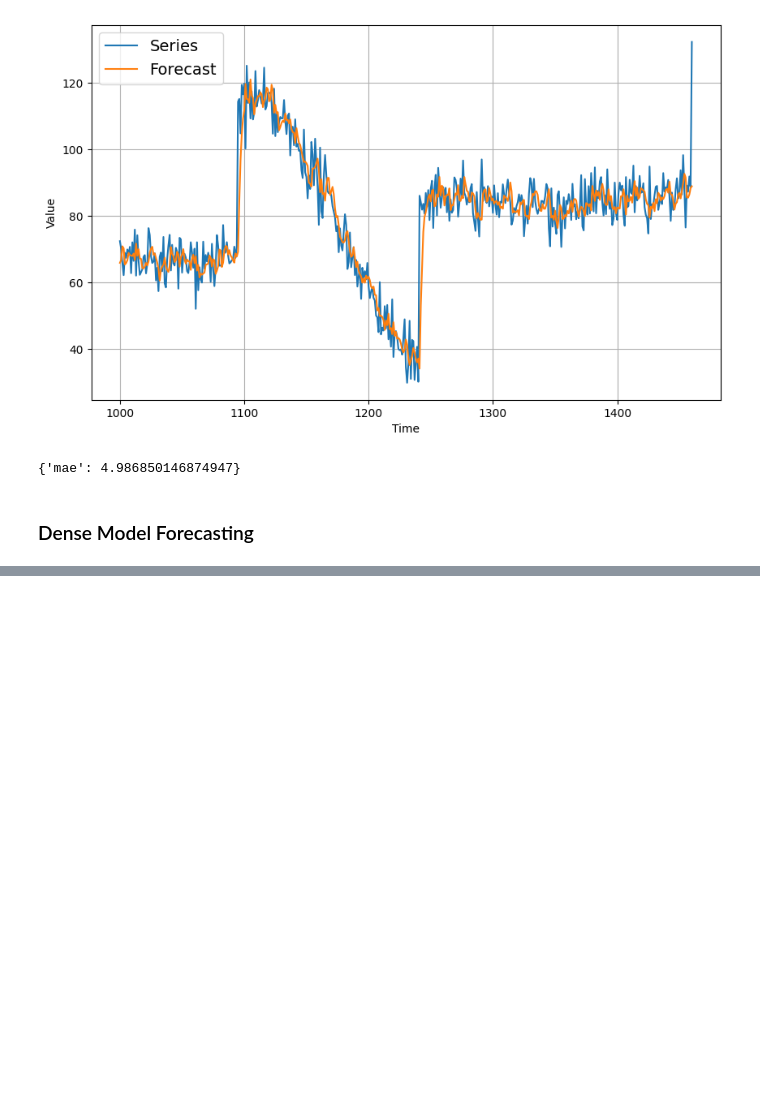
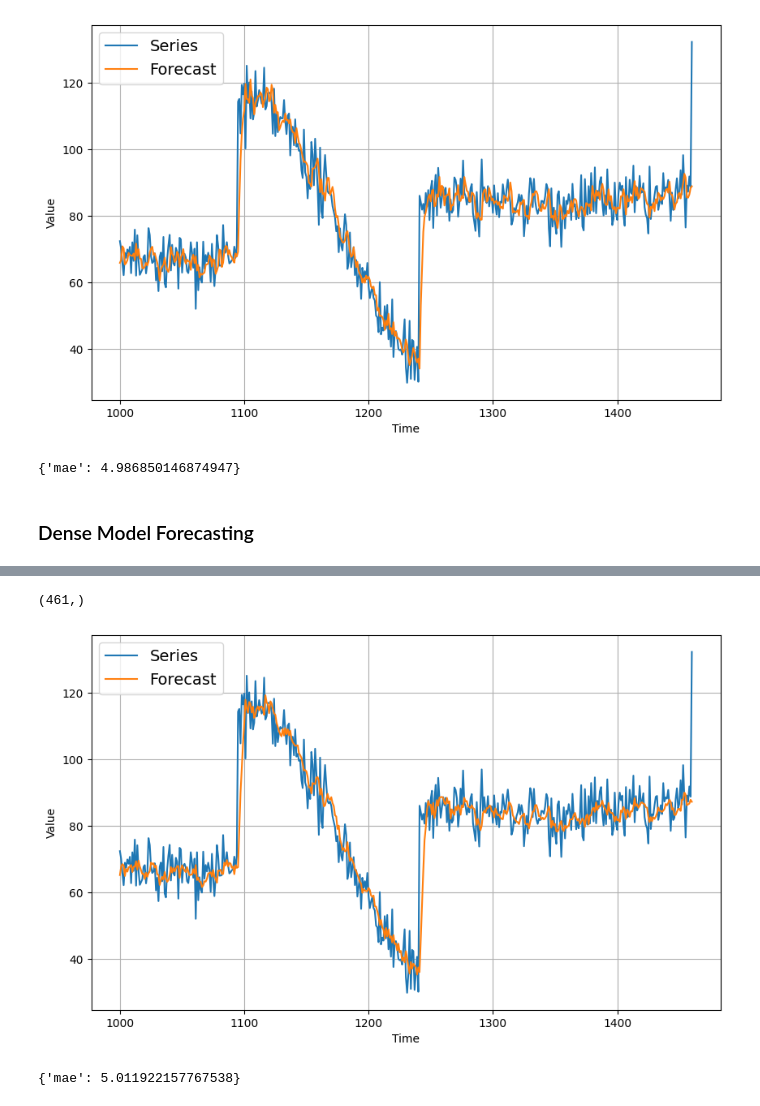
Before and after one commit to sambitmukherjee/handson-ml3-pytorch, a Jupyter notebook: bonus/udacity/Intro_to_TF_for_DL/Lesson_8_A.ipynb, the cells around one changed output, grey strips where cells are left out. Cells and saved outputs as stored; diff of their text form; code cells hidden in the pictures; blank space fills up the shorter version.

```diff
--- a/bonus/udacity/Intro_to_TF_for_DL/Lesson_8_A.ipynb
+++ b/bonus/udacity/Intro_to_TF_for_DL/Lesson_8_A.ipynb
@@ -564,3 +560,17 @@ metric.compute(predictions=linear_forecast, references=x_valid)
 {'mae': 4.986850146874947}
 # %% [markdown]
 ### Dense Model Forecasting
+# %%
+class DenseModel(nn.Module, PyTorchModelHubMixin):
+    def __init__(self, window_size):
+        super().__init__()
+        self.dense = nn.Sequential(
+            nn.Linear(window_size, 10),
+            nn.ReLU(),
+            nn.Linear(10, 10),
+            nn.ReLU(),
+            nn.Linear(10, 1)
+        )
+
+    def forward(self, x):
+        return self.dense(x)
@@ -566,0 +740,4 @@ metric.compute(predictions=linear_forecast, references=x_valid)
+# %%
+model = DenseModel.from_pretrained("sadhaklal/mlp-geron-time-series")
+model = model.to(device)
+model.eval()
@@ -566,0 +754,16 @@ metric.compute(predictions=linear_forecast, references=x_valid)
+# %%
+dense_forecast = model_forecast(model, series[split_time - window_size:])
+dense_forecast.shape
+# %% [output]
+(461,)
+# %%
+plt.figure(figsize=(10, 6))
+plot_series(time_valid, x_valid, label='Series')
+plot_series(time_valid, dense_forecast, label='Forecast')
+plt.show()
+# %% [output]
+[figure, added]
+# %%
+metric.compute(predictions=dense_forecast, references=x_valid)
+# %% [output]
+{'mae': 5.011922157767538}
```
Also changed, not shown: parts of 15 cells of this notebook.
